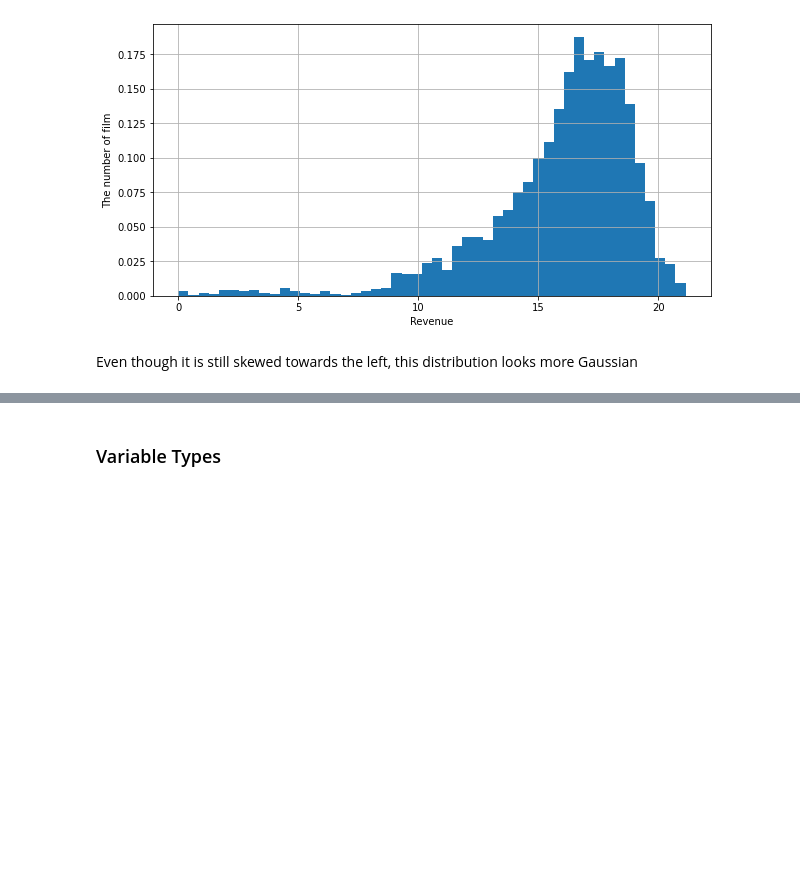
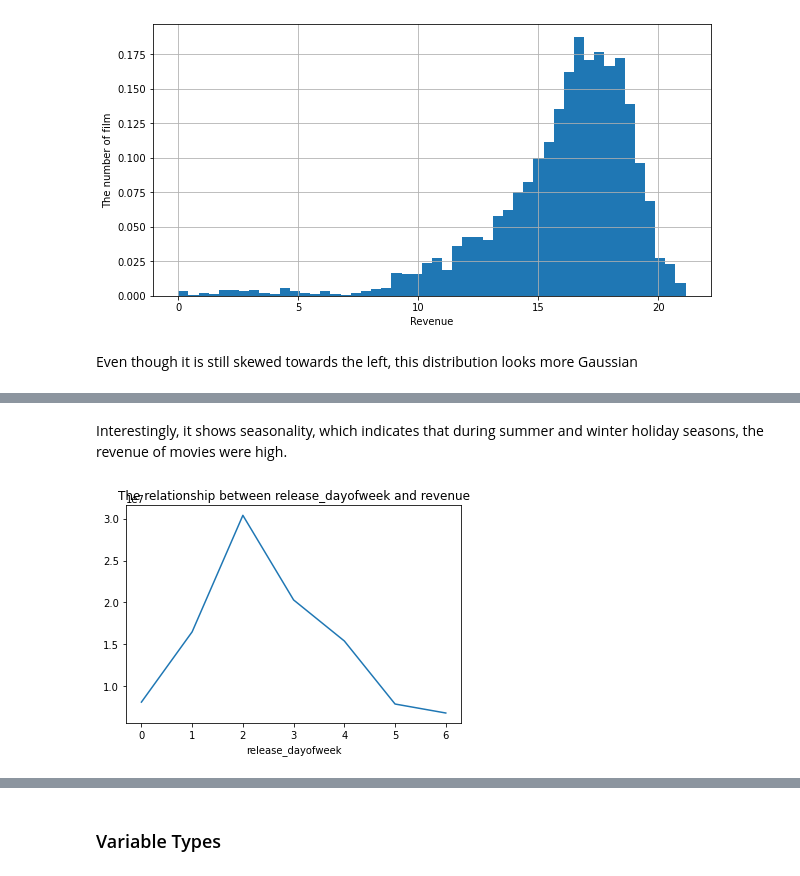
Before and after one commit to yejiseoung/TMDB, a Jupyter notebook: TMDB_EDA_FeatureEngineering.ipynb, the cells around one changed output, grey strips where cells are left out. Drawn from its saved outputs; the diff is of its cells as text; code cells hidden in the pictures; blank space fills up the shorter version.

```diff
--- a/TMDB_EDA_FeatureEngineering.ipynb
+++ b/TMDB_EDA_FeatureEngineering.ipynb
@@ -72,0 +104,7 @@ Even though it is still skewed towards the left, this distribution looks more Ga
+# %% [markdown]
+Interestingly, it shows seasonality, which indicates that during summer and winter holiday seasons, the revenue of movies were high.
+# %%
+data.groupby('release_dayofweek')['revenue'].median().plot()
+plt.title('The relationship between release_dayofweek and revenue');
+# %% [output]
+[figure, added]
```
Also changed, not shown: parts of 74 cells of this notebook.
